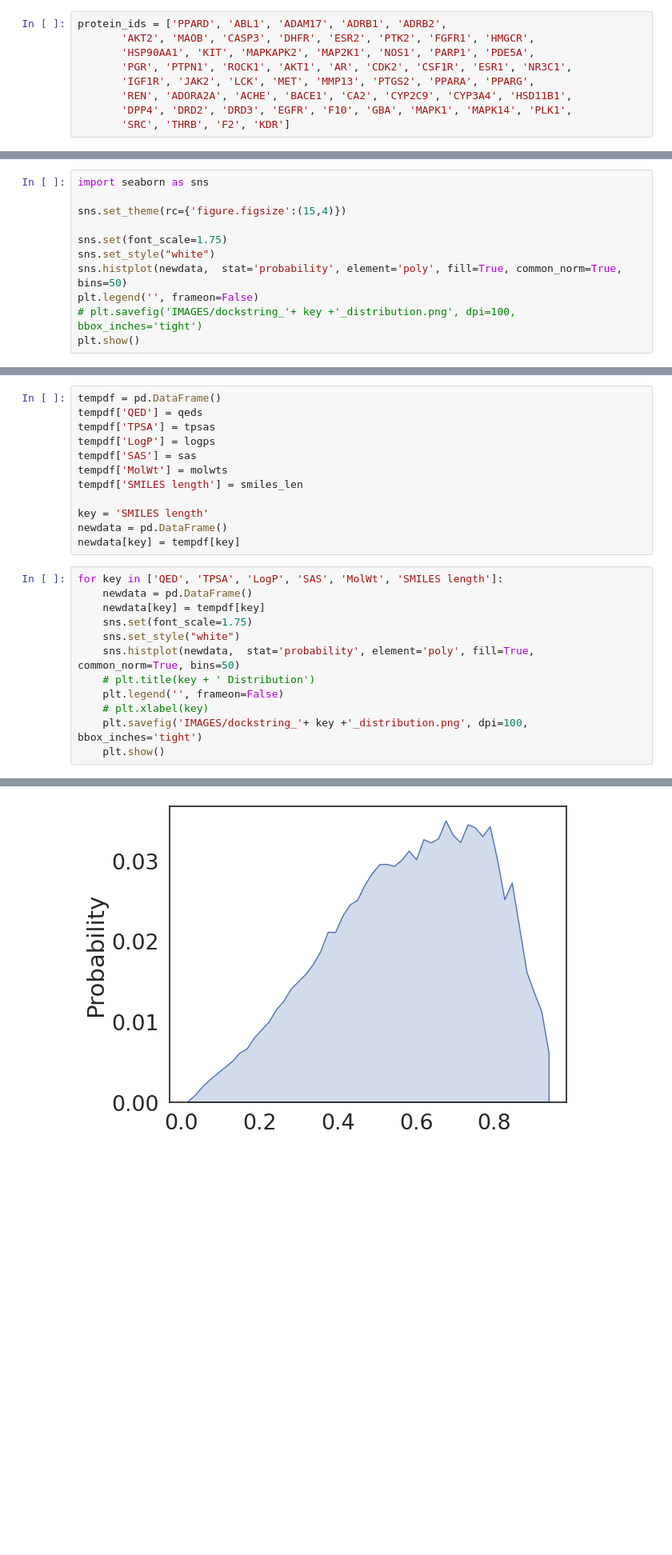
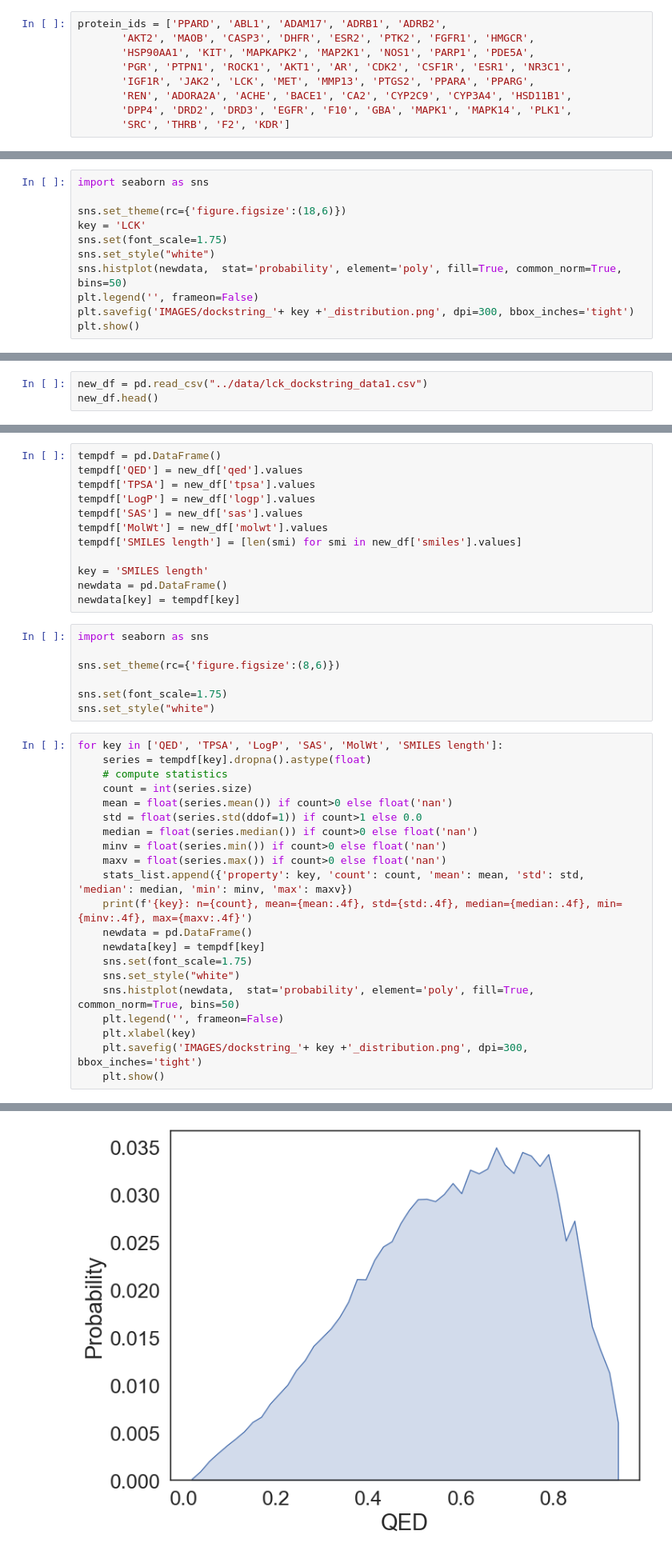
Before and after one commit to devalab/MolGPT2.0, a Jupyter notebook: src/ANALYZE_DOCKSTRING.ipynb, the cells around one changed output, grey strips where cells are left out. Shown at 80% size. Saved outputs shown, nothing was run; the diff lists cells and outputs as text; blank space fills up the shorter version.

```diff
--- a/src/ANALYZE_DOCKSTRING.ipynb
+++ b/src/ANALYZE_DOCKSTRING.ipynb
@@ -65,12 +98,12 @@ plt.show()
 # %%
 import seaborn as sns
 
-sns.set_theme(rc={'figure.figsize':(15,4)})
-
+sns.set_theme(rc={'figure.figsize':(18,6)})
+key = 'LCK'
 sns.set(font_scale=1.75)
 sns.set_style("white")
 sns.histplot(newdata,  stat='probability', element='poly', fill=True, common_norm=True, bins=50)
 plt.legend('', frameon=False)
-# plt.savefig('IMAGES/dockstring_'+ key +'_distribution.png', dpi=100, bbox_inches='tight')
+plt.savefig('IMAGES/dockstring_'+ key +'_distribution.png', dpi=300, bbox_inches='tight')
 plt.show()
 # %% [output]
@@ -102,0 +155,3 @@ for smi in tqdm(smiles):
+# %%
+new_df = pd.read_csv("../data/lck_dockstring_data1.csv")
+new_df.head()
@@ -103,25 +165,41 @@ for smi in tqdm(smiles):
 # %%
 tempdf = pd.DataFrame()
-tempdf['QED'] = qeds
-tempdf['TPSA'] = tpsas
-tempdf['LogP'] = logps
-tempdf['SAS'] = sas
-tempdf['MolWt'] = molwts
-tempdf['SMILES length'] = smiles_len
+tempdf['QED'] = new_df['qed'].values
+tempdf['TPSA'] = new_df['tpsa'].values
+tempdf['LogP'] = new_df['logp'].values
+tempdf['SAS'] = new_df['sas'].values
+tempdf['MolWt'] = new_df['molwt'].values
+tempdf['SMILES length'] = [len(smi) for smi in new_df['smiles'].values]
 
 key = 'SMILES length'
 newdata = pd.DataFrame()
 newdata[key] = tempdf[key]
+# %%
+import seaborn as sns
+
+sns.set_theme(rc={'figure.figsize':(8,6)})
+
+sns.set(font_scale=1.75)
+sns.set_style("white")
 # %%
 for key in ['QED', 'TPSA', 'LogP', 'SAS', 'MolWt', 'SMILES length']:
+    series = tempdf[key].dropna().astype(float)
+    # compute statistics
+    count = int(series.size)
+    mean = float(series.mean()) if count>0 else float('nan')
+    std = float(series.std(ddof=1)) if count>1 else 0.0
+    median = float(series.median()) if count>0 else float('nan')
+    minv = float(series.min()) if count>0 else float('nan')
+    maxv = float(series.max()) if count>0 else float('nan')
+    stats_list.append({'property': key, 'count': count, 'mean': mean, 'std': std, 'median': median, 'min': minv, 'max': maxv})
+    print(f'{key}: n={count}, mean={mean:.4f}, std={std:.4f}, median={median:.4f}, min={minv:.4f}, max={maxv:.4f}')
     newdata = pd.DataFrame()
     newdata[key] = tempdf[key]
     sns.set(font_scale=1.75)
     sns.set_style("white")
     sns.histplot(newdata,  stat='probability', element='poly', fill=True, common_norm=True, bins=50)
-    # plt.title(key + ' Distribution')
     plt.legend('', frameon=False)
-    # plt.xlabel(key)
-    plt.savefig('IMAGES/dockstring_'+ key +'_distribution.png', dpi=100, bbox_inches='tight')
+    plt.xlabel(key)
+    plt.savefig('IMAGES/dockstring_'+ key +'_distribution.png', dpi=300, bbox_inches='tight')
     plt.show()
 # %% [output]
@@ -128 +207 @@ for key in ['QED', 'TPSA', 'LogP', 'SAS', 'MolWt', 'SMILES length']:
-[figure, old version]
+[figure, new version]
```
Also changed, not shown: parts of 16 cells of this notebook, 53 other files.
